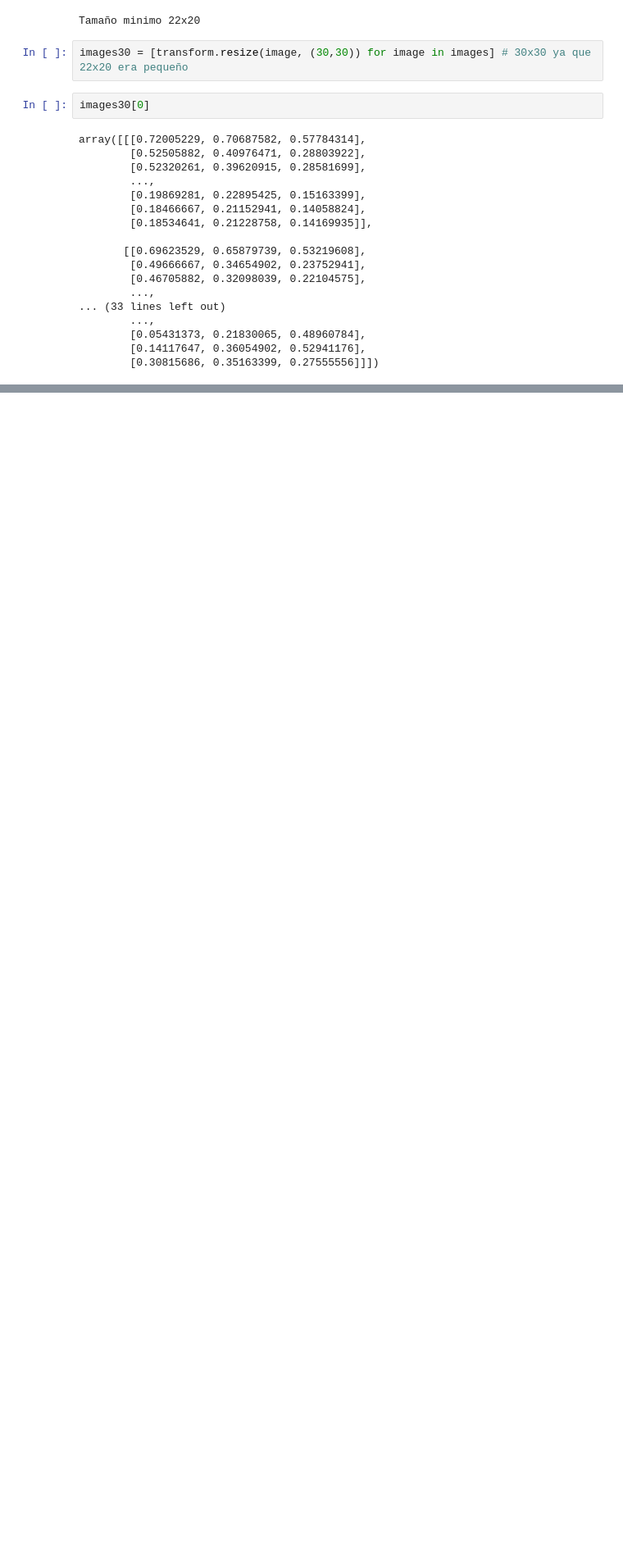
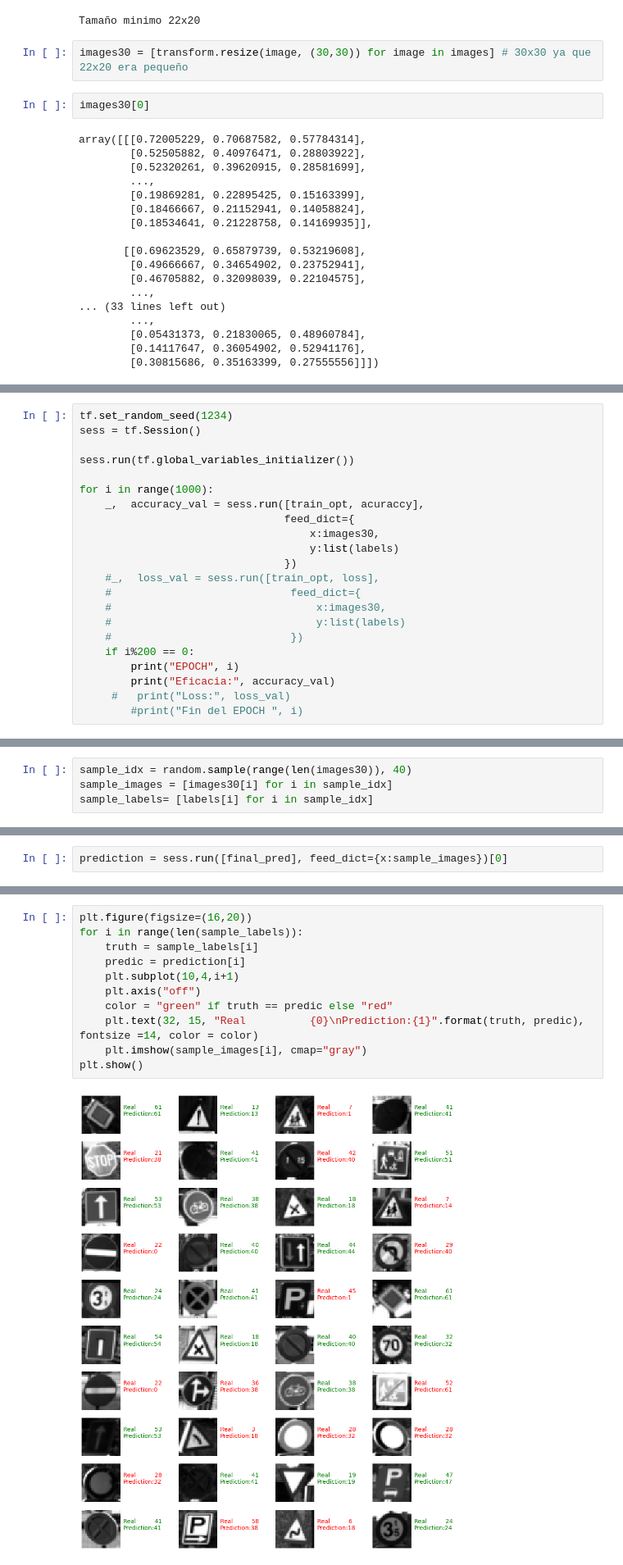
Before and after one commit to arcadio2/Ciencia-de-datos-con-python, a Jupyter notebook: Introducción a tensorflow.ipynb, the cells around one changed output, grey strips where cells are left out. Shown at 82% size. Saved outputs shown, nothing was run; the diff lists cells and outputs as text; blank space fills up the shorter version.

```diff
--- a/Introducción a tensorflow.ipynb
+++ b/Introducción a tensorflow.ipynb
@@ -277,0 +312,22 @@ forma:(30, 30), min:0.10439773202614304, max0.9988839215686275
+# %%
+tf.set_random_seed(1234)
+sess = tf.Session()
+
+sess.run(tf.global_variables_initializer())
+
+for i in range(1000):
+    _,  accuracy_val = sess.run([train_opt, acuraccy],
+                                feed_dict={
+                                    x:images30,
+                                    y:list(labels)
+                                })
+    #_,  loss_val = sess.run([train_opt, loss],
+    #                            feed_dict={
+    #                                x:images30,
+    #                                y:list(labels)
+    #                            })
+    if i%200 == 0:
+        print("EPOCH", i)
+        print("Eficacia:", accuracy_val)
+     #   print("Loss:", loss_val)
+        #print("Fin del EPOCH ", i)
@@ -277,0 +347,4 @@ forma:(30, 30), min:0.10439773202614304, max0.9988839215686275
+# %%
+sample_idx = random.sample(range(len(images30)), 40)
+sample_images = [images30[i] for i in sample_idx]
+sample_labels= [labels[i] for i in sample_idx]
@@ -277,0 +371,2 @@ forma:(30, 30), min:0.10439773202614304, max0.9988839215686275
+# %%
+prediction = sess.run([final_pred], feed_dict={x:sample_images})[0]
@@ -277,0 +399,13 @@ forma:(30, 30), min:0.10439773202614304, max0.9988839215686275
+# %%
+plt.figure(figsize=(16,20))
+for i in range(len(sample_labels)):
+    truth = sample_labels[i]
+    predic = prediction[i]
+    plt.subplot(10,4,i+1)
+    plt.axis("off")
+    color = "green" if truth == predic else "red"
+    plt.text(32, 15, "Real          {0}\nPrediction:{1}".format(truth, predic), fontsize =14, color = color)
+    plt.imshow(sample_images[i], cmap="gray")
+plt.show()
+# %% [output]
+[figure, added]
```
Also changed, not shown: parts of 30 cells of this notebook.
